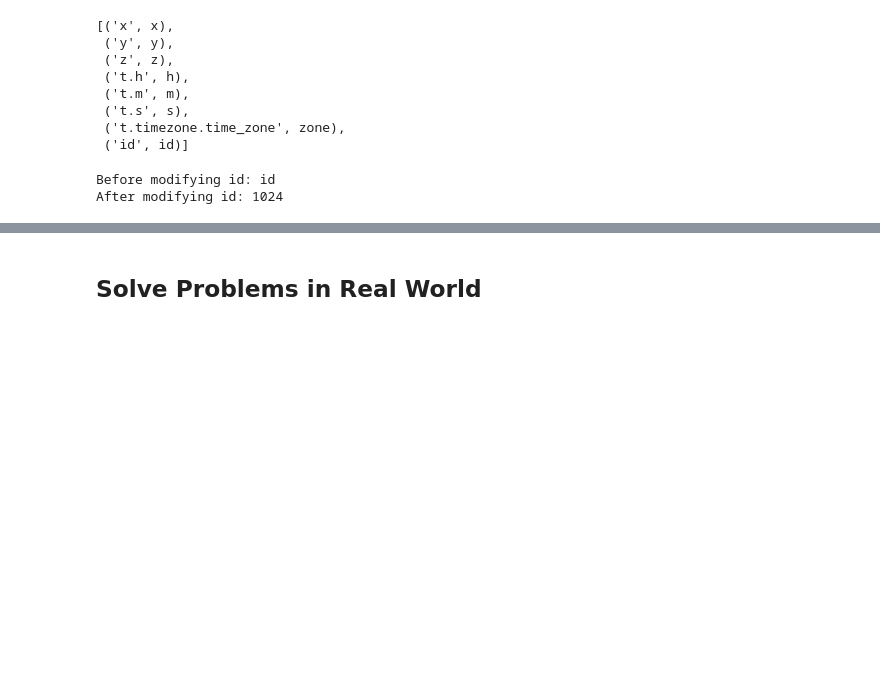
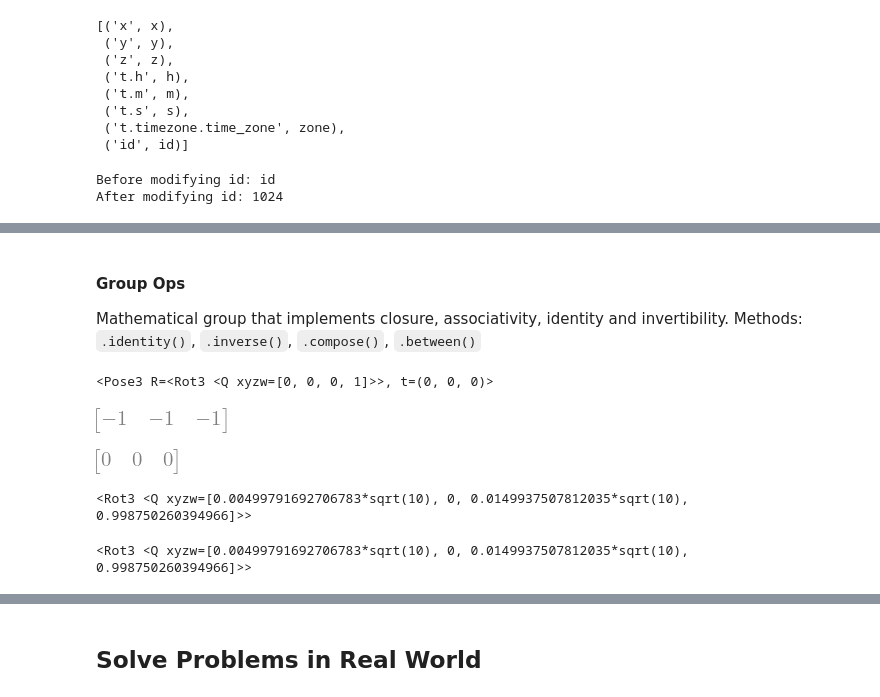
Before and after one commit to xipengwang/xipengwang.github.io, a Jupyter notebook: notebooks/symforce.ipynb, the cells around one changed output, grey strips where cells are left out. Drawn from its saved outputs; the diff is of its cells as text; code cells hidden in the pictures; blank space fills up the shorter version.

```diff
--- a/notebooks/symforce.ipynb
+++ b/notebooks/symforce.ipynb
@@ -342,0 +367,38 @@ storage_D_tangent shape: (7, 6)
+# %% [markdown]
+#### Group Ops
+Mathematical group that implements closure, associativity, identity and invertibility.
+Methods: `.identity()`, `.inverse()`, `.compose()`, `.between()`
+# %%
+# Group Ops
+from symforce.ops import GroupOps
+# Identity of a pose
+w_T_b = sf.Pose3()
+display(GroupOps.identity(w_T_b))
+# Inverse of a vector
+p_b = sf.V3(1, 1, 1)
+display(GroupOps.inverse(p_b).T)
+
+# Compose a pose and a point (wrong, they are not the same group)
+p_w = w_T_b * p_b # GroupOps.compose(w_T_b, p_b)
+# display(p_w)
+display(GroupOps.compose(p_b, GroupOps.inverse(p_b)).T)
+# %% [output]
+<Pose3 R=<Rot3 <Q xyzw=[0, 0, 0, 1]>>, t=(0, 0, 0)>
+[figure, added]
+[figure, added]
+# %%
+# Relative rotation -> b1_R_b2 = GroupOps.between(w_R_b1, w_R_b2)
+w_R_b1 = sf.Rot3.from_angle_axis(
+    angle=sf.Scalar(0.2),
+    axis=sf.V3(0, 1, 2).normalized(),
+)
+w_R_b2 = sf.Rot3.from_angle_axis(
+    angle=sf.Scalar(0.1),
+    axis=sf.V3(1, 0, 3).normalized(),
+)
+b1_R_b2 = GroupOps.between(w_R_b1, w_R_b2)
+display(w_R_b2)
+display(GroupOps.simplify(GroupOps.compose(w_R_b1, b1_R_b2)))
+# %% [output]
+<Rot3 <Q xyzw=[0.00499791692706783*sqrt(10), 0, 0.0149937507812035*sqrt(10), 0.998750260394966]>>
+<Rot3 <Q xyzw=[0.00499791692706783*sqrt(10), 0, 0.0149937507812035*sqrt(10), 0.998750260394966]>>
```
Also changed, not shown: parts of 26 cells of this notebook, 1 other file.
